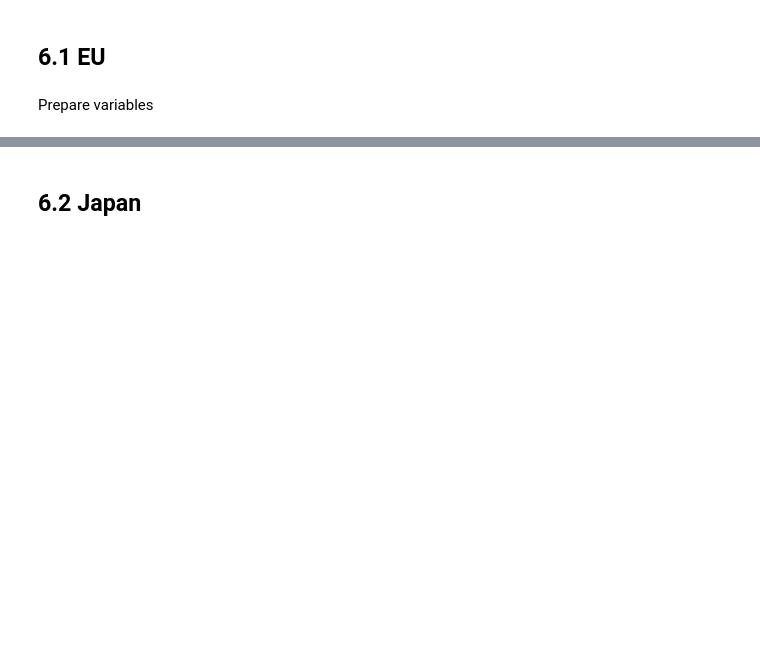
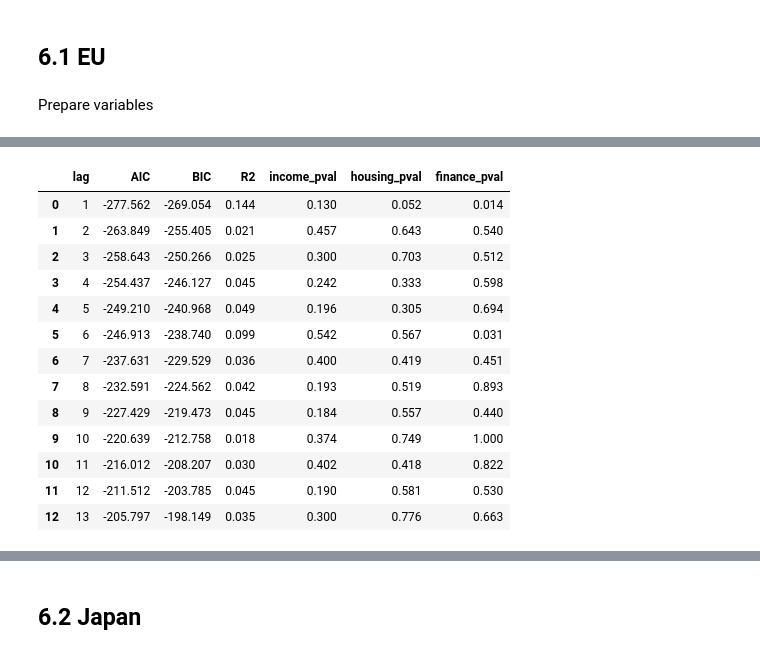
Before and after one commit to Graspp-25-Spring/graspp-25S-Wealth-Consumption, a Jupyter notebook: notebooks/milestone_1_update.ipynb, the cells around one changed output, grey strips where cells are left out. Cells and saved outputs as stored; diff of their text form; code cells hidden in the pictures; blank space fills up the shorter version.

```diff
--- a/notebooks/milestone_1_update.ipynb
+++ b/notebooks/milestone_1_update.ipynb
@@ -1233,0 +1284,16 @@ strong multicollinearity or other numerical problems.
+# %%
+import statsmodels.api as sm
+
+# Prepare dependent and independent variables
+X = df[['log_income', 'log_housing', 'log_finance']].shift(1).dropna()
+y = df['log_consumption'].iloc[1:]
+y = y.reset_index(drop=True)
+X = X.reset_index(drop=True)
+
+# Add constant term
+X = sm.add_constant(X)
+
+# Robust OLS with HC3 standard errors (heteroskedasticity-consistent)
+print("\nRobust OLS (HC3)")
+robust_ols_model = sm.OLS(y, X).fit(cov_type='HC3')
+print(robust_ols_model.summary())
@@ -1245 +1353,47 @@ The model explains 91.5% of the variation in consumption (Adj. R² = 0.915), wit
+# %%
+import pandas as pd
+import statsmodels.api as sm
+
+results_diff = []
+max_lag = 13
+
+for lag in range(1, max_lag + 1):
+    X_lagged = df[['logdiff_income', 'logdiff_housing', 'logdiff_finance']].shift(lag)
+    y = df['logdiff_consumption']
+
+    valid = (~X_lagged.isnull().any(axis=1)) & (~y.isnull())
+    X_lagged = X_lagged[valid].reset_index(drop=True)
+    y_valid = y[valid].reset_index(drop=True)
+
+    X_lagged = sm.add_constant(X_lagged)
+    model = sm.OLS(y_valid, X_lagged).fit()
+
+    results_diff.append({
+        'lag': lag,
+        'AIC': model.aic,
+        'BIC': model.bic,
+        'R2': model.rsquared,
+        'income_pval': model.pvalues.get('logdiff_income', None),
+        'housing_pval': model.pvalues.get('logdiff_housing', None),
+        'finance_pval': model.pvalues.get('logdiff_finance', None)
+    })
+
+results_diff_df = pd.DataFrame(results_diff)
+pd.options.display.float_format = '{:.3f}'.format
+results_diff_df
+# %% [output]
+|  | lag | AIC | BIC | R2 | income_pval | housing_pval | finance_pval |
+| 0 | 1 | -277.562 | -269.054 | 0.144 | 0.130 | 0.052 | 0.014 |
+| 1 | 2 | -263.849 | -255.405 | 0.021 | 0.457 | 0.643 | 0.540 |
+| 2 | 3 | -258.643 | -250.266 | 0.025 | 0.300 | 0.703 | 0.512 |
+| 3 | 4 | -254.437 | -246.127 | 0.045 | 0.242 | 0.333 | 0.598 |
+| 4 | 5 | -249.210 | -240.968 | 0.049 | 0.196 | 0.305 | 0.694 |
+| 5 | 6 | -246.913 | -238.740 | 0.099 | 0.542 | 0.567 | 0.031 |
+| 6 | 7 | -237.631 | -229.529 | 0.036 | 0.400 | 0.419 | 0.451 |
+| 7 | 8 | -232.591 | -224.562 | 0.042 | 0.193 | 0.519 | 0.893 |
+| 8 | 9 | -227.429 | -219.473 | 0.045 | 0.184 | 0.557 | 0.440 |
+| 9 | 10 | -220.639 | -212.758 | 0.018 | 0.374 | 0.749 | 1.000 |
+| 10 | 11 | -216.012 | -208.207 | 0.030 | 0.402 | 0.418 | 0.822 |
+| 11 | 12 | -211.512 | -203.785 | 0.045 | 0.190 | 0.581 | 0.530 |
+| 12 | 13 | -205.797 | -198.149 | 0.035 | 0.300 | 0.776 | 0.663 |
 # %%
```
Also changed, not shown: parts of 48 cells of this notebook, 1 other file.
